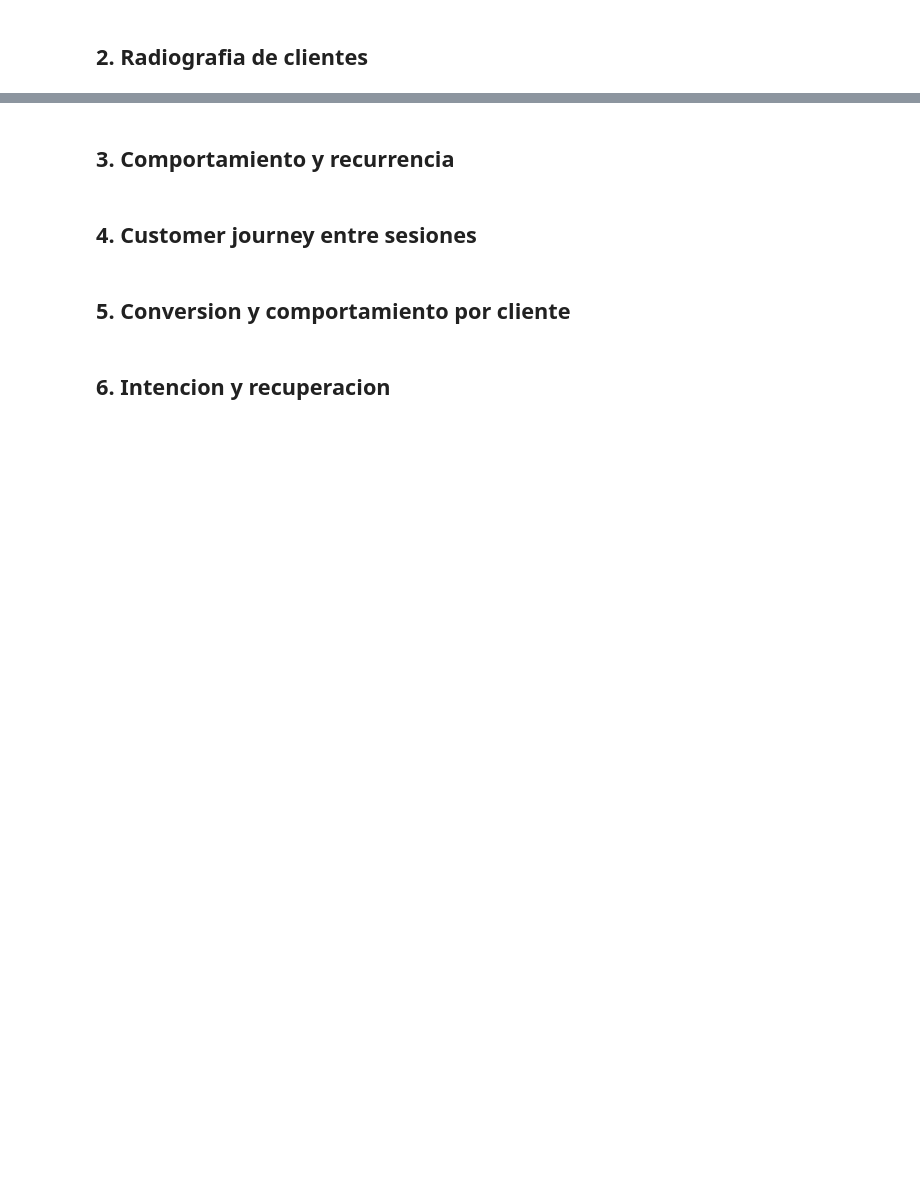
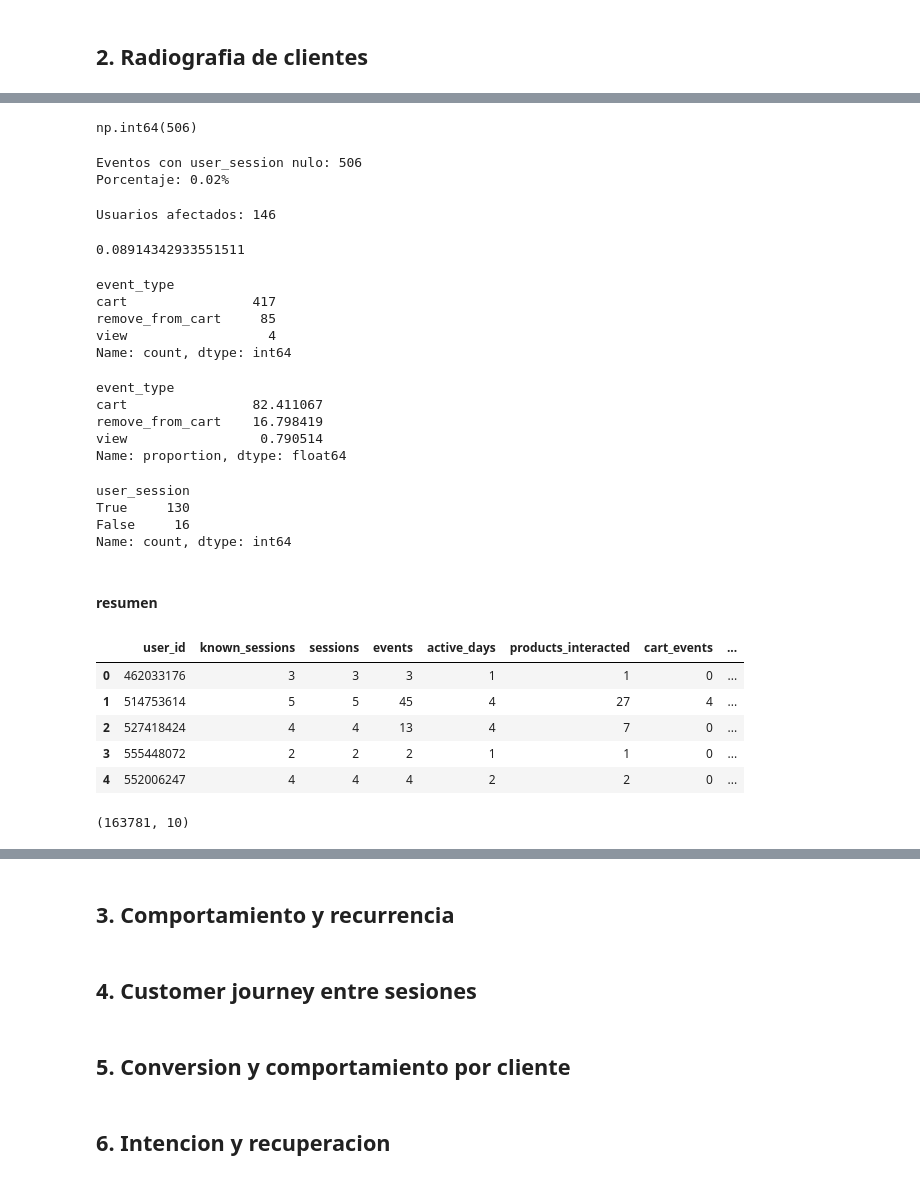
Before and after one commit to Nicosuarezso/ecommerce-cosmetics-analytics, a Jupyter notebook: notebooks/04_customer_analysis.ipynb, the cells around one changed output, grey strips where cells are left out. Cells and saved outputs as stored; diff of their text form; code cells hidden in the pictures; blank space fills up the shorter version.

```diff
--- a/notebooks/04_customer_analysis.ipynb
+++ b/notebooks/04_customer_analysis.ipynb
@@ -51,0 +272,63 @@ Usuario
+# %%
+df["user_session"].isna().sum()
+# %% [output]
+np.int64(506)
+# %%
+missing_sessions = df["user_session"].isna().sum()
+total_events = len(df)
+
+missing_session_rate = missing_sessions / total_events * 100
+
+print(f"Eventos con user_session nulo: {missing_sessions:,}")
+print(f"Porcentaje: {missing_session_rate:.2f}%")
+# %% [output]
+Eventos con user_session nulo: 506
+Porcentaje: 0.02%
+# %%
+users_with_missing_session = (
+    df.loc[df["user_session"].isna(), "user_id"]
+    .nunique()
+)
+
+print(f"Usuarios afectados: {users_with_missing_session:,}")
+# %% [output]
+Usuarios afectados: 146
+# %%
+users_with_missing_session / df["user_id"].nunique() * 100
+# %% [output]
+0.08914342933551511
+# %%
+df.loc[df["user_session"].isna(), "event_type"].value_counts()
+# %% [output]
+event_type
+cart                417
+remove_from_cart     85
+view                  4
+Name: count, dtype: int64
+# %%
+df.loc[df["user_session"].isna(), "event_type"].value_counts(normalize=True) * 100
+# %% [output]
+event_type
+cart                82.411067
+remove_from_cart    16.798419
+view                 0.790514
+Name: proportion, dtype: float64
+# %%
+users_missing_session = df.loc[
+    df["user_session"].isna(), "user_id"
+].unique()
+
+user_session_check = (
+    df[df["user_id"].isin(users_missing_session)]
+    .groupby("user_id")["user_session"]
+    .apply(lambda x: x.notna().any())
+)
+
+user_session_check.value_counts()
+# %% [output]
+user_session
+True     130
+False     16
+Name: count, dtype: int64
+# %% [markdown]
+#### resumen
@@ -51,0 +361,13 @@ Usuario
+# %%
+customer_summary.head()
+# %% [output]
+|  | user_id | known_sessions | sessions | events | active_days | products_interacted | cart_events | ... |
+| 0 | 462033176 | 3 | 3 | 3 | 1 | 1 | 0 | ... |
+| 1 | 514753614 | 5 | 5 | 45 | 4 | 27 | 4 | ... |
+| 2 | 527418424 | 4 | 4 | 13 | 4 | 7 | 0 | ... |
+| 3 | 555448072 | 2 | 2 | 2 | 1 | 1 | 0 | ... |
+| 4 | 552006247 | 4 | 4 | 4 | 2 | 2 | 0 | ... |
+# %%
+customer_summary.shape
+# %% [output]
+(163781, 10)
```
Also changed, not shown: parts of 31 cells of this notebook, 1 other file.
